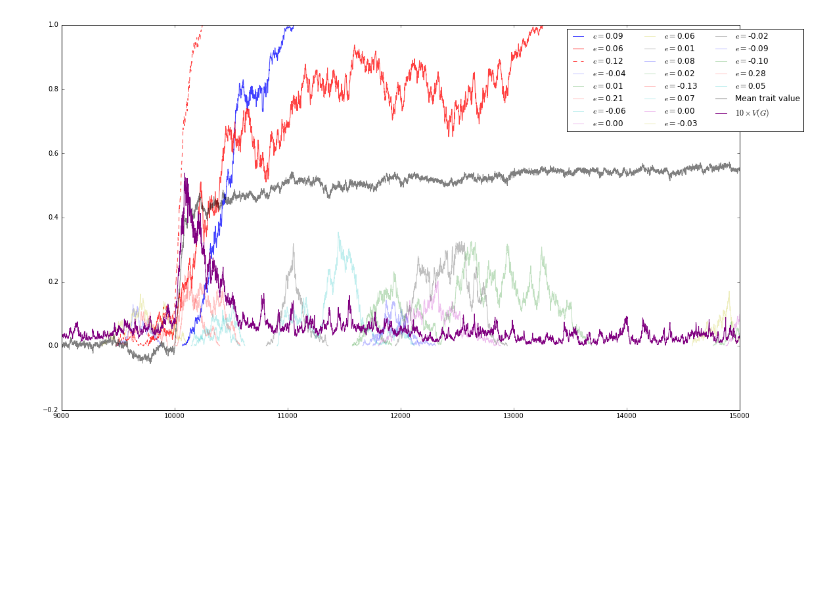
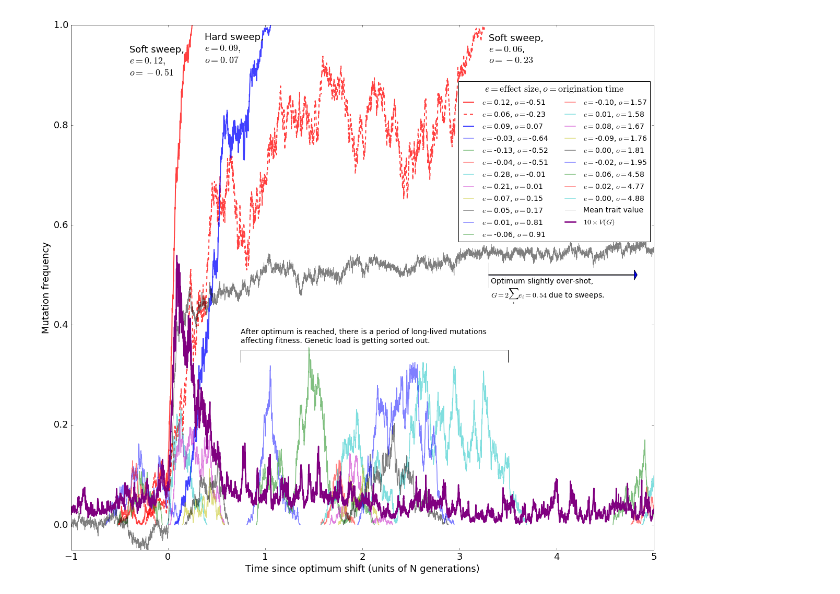
Before and after one commit to molpopgen/qtrait_paper, a Jupyter notebook: BoGPoster/Trajectories.ipynb, the cells around one changed output. Drawn from its saved outputs; the diff is of its cells as text; code cells hidden in the pictures; blank space fills up the shorter version.

Commit message:
closer to good working draft of trajectories figure

```diff
--- a/BoGPoster/Trajectories.ipynb
+++ b/BoGPoster/Trajectories.ipynb
@@ -9,6 +9,9 @@ import numpy as np
 # %%
 #Read in mutation frequency trajectories for this replicate, which is actually replicate 0
 data=feather.read_dataframe('../H2_0.2_OPT_0.5_mu_0.001.traj.rep1.feather')
+data['scaled_time']=pd.Series(data.generation-pd.Series(np.array([10000.0]*len(data.index),dtype=np.float64)))
+data['scaled_time'] /= pd.Series(np.array([1000.0]*len(data.index),dtype=np.float64))
+#Add in a scaled time column
 # %%
 #Collect into groups
 g=data.groupby([data.esize,data.origin,data.pos])
@@ -19,3 +22,7 @@ losses=g.filter(lambda x:len(x['freq'])>=5 and x['freq'].max()>=0.1 and x['freq'
 # %%
 #Read in the popstats
 pstats=feather.read_dataframe('../H2_0.2_OPT_0.5_mu_0.001.popstats.feather')
+# %%
+#Convert generations into g/N, with time 0 = time of optimum shift
+pstats['scaled_time']=pd.Series((pstats.generation-pd.Series(np.array([10000.0]*len(pstats.index),dtype=np.float64))))
+pstats['scaled_time'] /= pd.Series(np.array([1000.0]*len(pstats.index),dtype=np.float64))
@@ -31,13 +40,24 @@ pstatsRep0=pstats.groupby(['rep']).filter(lambda x:x['rep'].max()==0) #Pull out
 # %%
-fig= matplotlib.pyplot.gcf()
-fig.set_size_inches(18.5, 10.5)
-fig.set_size_inches(18.5, 10.5)
+# matplotlib.rc('font', family='sans-serif')
+#matplotlib.rc('font', serif='Helvetica')
+#matplotlib.rc('text', usetex='false')
+matplotlib.rcParams.update({'font.size': 18})
+matplotlib.rcParams.update({'legend.fontsize': 14})
+fig=matplotlib.pyplot.gcf()
+fig.set_size_inches(20, 18)
 plt.plot(dpi=300)
+
+##SORT FIXATIONS BY ORIGIN TIME
+FIXATIONS=[]
+for i in fixations.groups:
+    fix_i = fixations.get_group(i)
+    FIXATIONS.append(fix_i)
+FIXATIONS=sorted(FIXATIONS,key = lambda F : F.origin.min())
 #plot fixations
-FSTYLES=['solid','dashed']
+FSTYLES=['solid','dashed','solid']  #hand-coded hack
 FSTYLE=0
-for i in fixations.groups:
-    fix_i=fixations.get_group(i)
+for fix_i in FIXATIONS:
+    #fix_i=fixations.get_group(i)
     fix_color="red"
     fix_alpha=0.25
     fix_style=FSTYLES[FSTYLE]
@@ -48,27 +68,56 @@ for i in fixations.groups:
     else:
         FSTYLE+=1
     esize=fix_i.esize.mean()
-    plt.plot(fix_i.generation,fix_i.freq,color=fix_color,
+    origin=fix_i.origin.mean()
+    plt.plot(fix_i.scaled_time,fix_i.freq,color=fix_color,
              alpha=0.75,
              linestyle=fix_style,
-             label=r'$e = $'+'{0:.2f}'.format(esize))
+             linewidth=2,
+             label=r'$e = $'+'{0:.2f}'.format(esize)+
+             r', $o = $'+'{0:0.2f}'.format((origin-1e4)/1e3))
+
 #Now, deal with losses
+#We will collect them into a list, for sorting
+#I really wish I could just sort the groups...
+LOSSES=[]
 for i in losses.groups:
     losses_i=losses.get_group(i)
     if losses_i.origin.max() >= 9000 and losses_i.origin.max() < 15000:
-        esize=losses_i.esize.mean()
-        plt.plot(losses_i.generation,losses_i.freq,alpha=0.25,label=r'$e = $'+'{0:0.2f}'.format(esize))
+        LOSSES.append(losses_i)
+
+LOSSES=sorted(LOSSES,key = lambda LI: LI.origin.min()) #Sort base on origin time, .min is again a hack
+for i in LOSSES:
+    esize=i.esize.mean()
+    origin=i.origin.mean()
+    plt.plot(i.scaled_time,i.freq,
+             linewidth=1.5,
+             alpha=0.5,label=r'$e = $'+'{0:0.2f}'.format(esize)+r', $o = $'+'{0:0.2f}'.format((origin-1e4)/1e3))
 
 #PLot mean trait value
-plt.plot(pstatsRep0.generation[pstatsRep0.stat=='tbar'],
+plt.plot(pstatsRep0.scaled_time[pstatsRep0.stat=='tbar'],
          pstatsRep0.value[pstatsRep0.stat=='tbar'],
              color='black',alpha=0.5,label="Mean trait value")
 #10xVG, so that it shows up
-plt.plot(pstatsRep0.generation[pstatsRep0.stat=='tbar'],
+plt.plot(pstatsRep0.scaled_time[pstatsRep0.stat=='tbar'],
          10.0*pstatsRep0.value[pstatsRep0.stat=='VG'],
-             color='purple',linestyle='solid',alpha=1,label=r'$10 \times V(G)$')
-
-plt.xlim(9000,15000)
-plt.legend(bbox_to_anchor=(1.1,1.0),ncol=3)
+             color='purple',linestyle='solid',linewidth=2.5,alpha=1,label=r'$10 \times V(G)$')
+plt.xlim(-1,5)
+plt.ylim(-0.05,1)
+plt.text(-0.4,0.9,'Soft sweep,\n'+r'$e = 0.12,$'+'\n'+r'$o = -0.51$')
+plt.text(0.375,0.925,'Hard sweep,\n'+r'$e = 0.09,$'+'\n'+r'$o = 0.07$')
+plt.text(3.3,0.925,'Soft sweep,\n'+r'$e = 0.06$,'+'\n'+r'$o = -0.23$')
+plt.xlabel("Time since optimum shift (units of N generations)")
+plt.ylabel("Mutation frequency")
+plt.hlines(0.35,0.75,3.5)
+plt.vlines(0.75,0.325,0.35)
+plt.vlines(3.5,0.325,0.35)
+plt.text(0.75,0.365,"After optimum is reached, "+
+         "there is a period of long-lived mutations\naffecting fitness. "+
+         "Genetic load is getting sorted out.",fontsize=14)
+plt.vlines(3.3,0.475,0.525)
+ax=plt.axes()
+ax.arrow(3.3,0.5,1.5,0)
+plt.legend(bbox_to_anchor=(1.0,0.9),ncol=2,title=r'$e = \mathrm{effect\ size}, o = \mathrm{origination\ time}$')
+plt.text(3.325,0.445,"Optimum slightly over-shot,\n"+r'$G=2\sum_i e_i = 0.54$'+' due to sweeps.',fontsize=14)
 plt.savefig("trajectories.pdf",bbox_inches='tight')
 # %% [output]
@@ -75 +126 @@ plt.savefig("trajectories.pdf",bbox_inches='tight')
-[figure, old version]
+[figure, new version]
```
Also changed, not shown: parts of 4 cells of this notebook.
